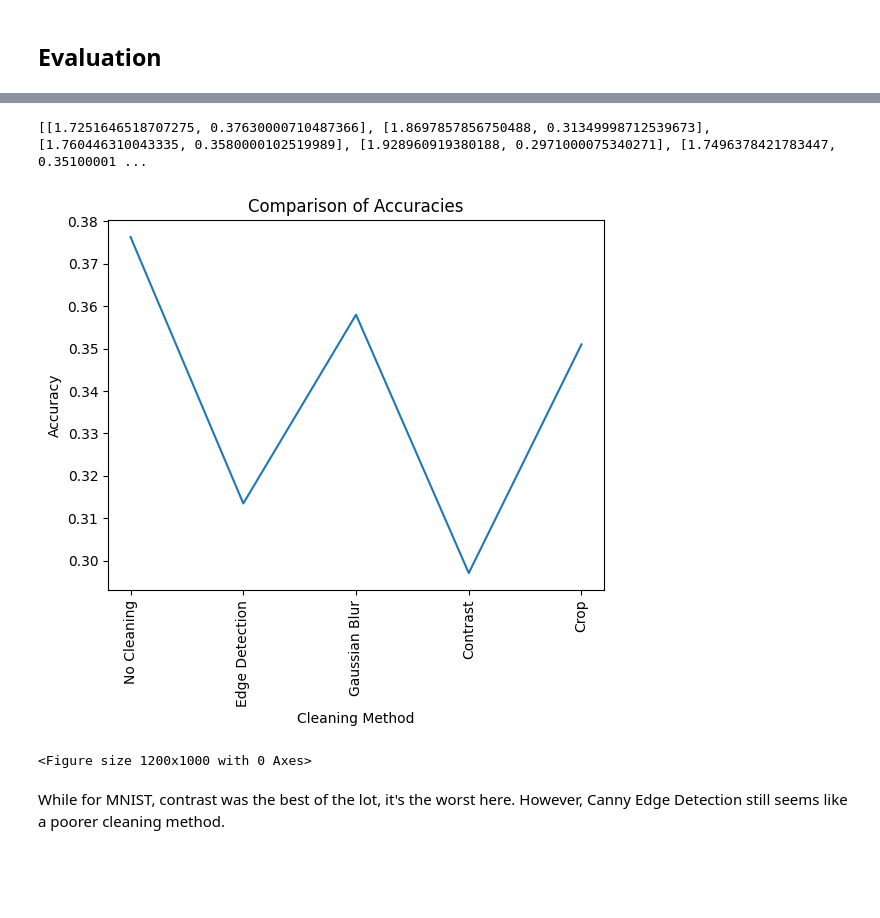
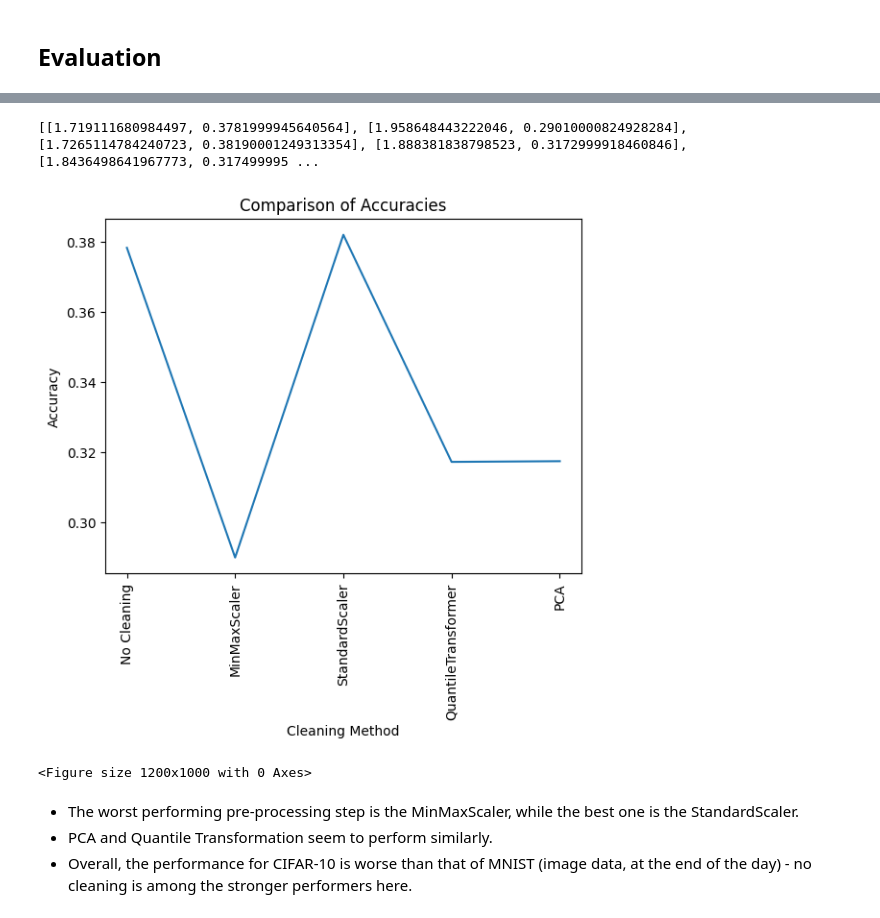
Before and after one commit to kartika-nair/ImageProcessing-COMP6235, a Jupyter notebook: Image Cleaning - OpenCV/ImageCleaning_OpenCV_CIFAR10.ipynb, the cells around one changed output, grey strips where cells are left out. Cells and saved outputs as stored; diff of their text form; code cells hidden in the pictures; blank space fills up the shorter version.

```diff
--- a/Image Cleaning - OpenCV/ImageCleaning_OpenCV_CIFAR10.ipynb
+++ b/Image Cleaning - OpenCV/ImageCleaning_OpenCV_CIFAR10.ipynb
@@ -68,0 +53,9 @@ def cropMethod(img):
+# %%
+# Method 3 - StandardScaler
+
+def standardScaling(img):
+  img = img.astype(np.float32)
+  mean = np.mean(img)
+  std = np.std(img)
+
+  return (img - mean) / std
@@ -69,3 +75,25 @@ def cropMethod(img):
+# %%
+# Method 5 - PCA
+
+def pcaMethod(img):
+  imgTemp = img.astype(np.float32)
+  flatImg = imgTemp.reshape(-1, image.shape[-1])
+
+  mean = np.mean(flatImg, axis=0)
+  centeredData = flatImg - mean
+
+  covarianceMatrix = np.cov(centeredData, rowvar=False)
+  eigenValues, eigenVectors = np.linalg.eigh(covarianceMatrix)
+
+  sortedIndices = np.argsort(eigenValues)[::-1]
+  eigenVectorsSorted = eigenVectors[:, sortedIndices]
+
+  eigenVectorsFinal = eigenVectorsSorted[:, :50]
+
+  pcaProjection = np.dot(centeredData, eigenVectorsFinal)
+
+  reconstructedData = np.dot(pcaProjection, eigenVectorsFinal.T) + mean
+  return reconstructedData.reshape(image.shape)
 # %% [markdown]
 ## Simple RNN Model
 # %%
@@ -104,9 +132,9 @@ def comparisonModels(cleaningMethod):
 ## Evaluation
 # %%
 modelNoCleaning = comparisonModels(noClean)
-modelCanny = comparisonModels(cannyEdgeMethod)
-modelGaussianBlur = comparisonModels(gaussianBlurMethod)
-modelContrast = comparisonModels(contrastMethod)
-modelCrop = comparisonModels(cropMethod)
+modelMinMax = comparisonModels(minMaxScaling)
+modelStandard = comparisonModels(standardScaling)
+modelQuantile = comparisonModels(quantileTransforming)
+modelPCA = comparisonModels(pcaMethod)
 # %% [output]
 Epoch 1/5
@@ -129,18 +157,22 @@ Epoch 5/5
 # %%
-listAllModels = [modelNoCleaning, modelCanny, modelGaussianBlur, modelContrast, modelCrop]
+listAllModels = [modelNoCleaning, modelMinMax, modelStandard, modelQuantile, modelPCA]
 print(listAllModels)
 # %% [output]
-[[1.7251646518707275, 0.37630000710487366], [1.8697857856750488, 0.31349998712539673], [1.760446310043335, 0.3580000102519989], [1.928960919380188, 0.2971000075340271], [1.7496378421783447, 0.35100001 ...
+[[1.719111680984497, 0.3781999945640564], [1.958648443222046, 0.29010000824928284], [1.7265114784240723, 0.38190001249313354], [1.888381838798523, 0.3172999918460846], [1.8436498641967773, 0.317499995 ...
 # %%
-plt.plot(["No Cleaning", "Edge Detection", "Gaussian Blur", "Contrast", "Crop"], [val[1] for val in listAllModels])
+plt.plot(["No Cleaning", "MinMaxScaler", "StandardScaler", "QuantileTransformer", "PCA"], [val[1] for val in listAllModels])
 plt.title("Comparison of Accuracies")
 plt.xlabel("Cleaning Method")
 plt.xticks(rotation=90)
 plt.ylabel("Accuracy")
 plt.figure(figsize=(12, 10))
 plt.show()
 # %% [output]
-[figure, old version]
+[figure, new version]
 <Figure size 1200x1000 with 0 Axes>
-# %% [markdown]
-While for MNIST, contrast was the best of the lot, it's the worst here. However, Canny Edge Detection still seems like a poorer cleaning method.
+# %% [markdown]
+
+
+*   The worst performing pre-processing step is the MinMaxScaler, while the best one is the StandardScaler.
+*   PCA and Quantile Transformation seem to perform similarly.
+*   Overall, the performance for CIFAR-10 is worse than that of MNIST (image data, at the end of the day) - no cleaning is among the stronger performers here.
```
Also changed, not shown: parts of 9 cells of this notebook, 1 other file.
